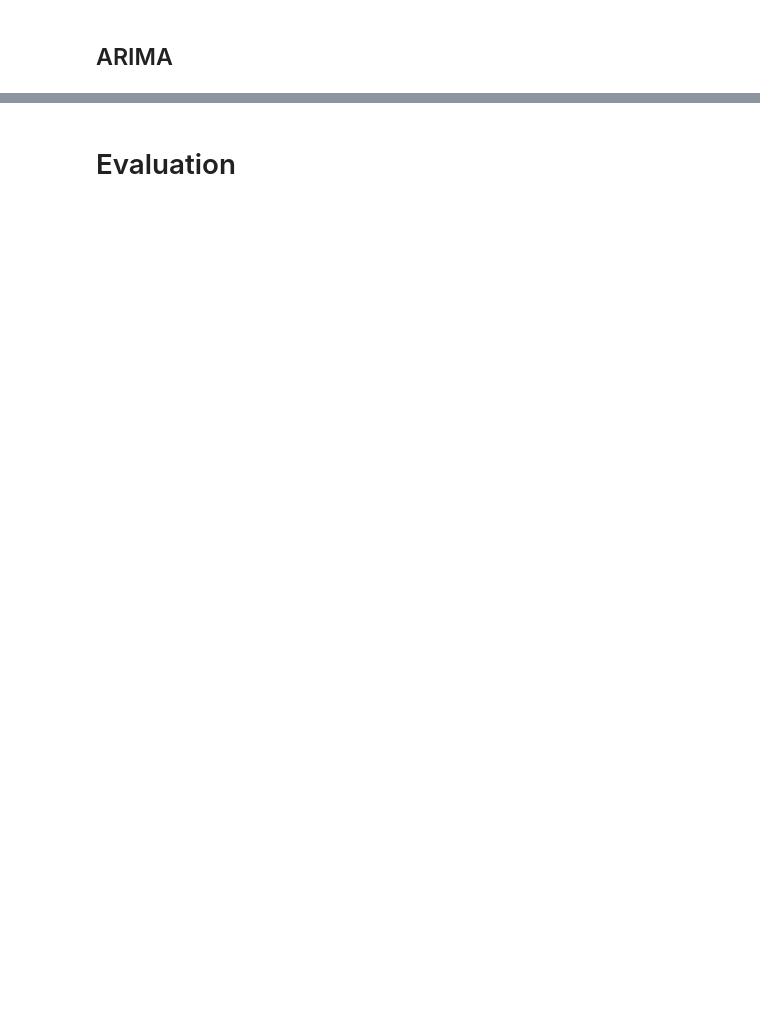
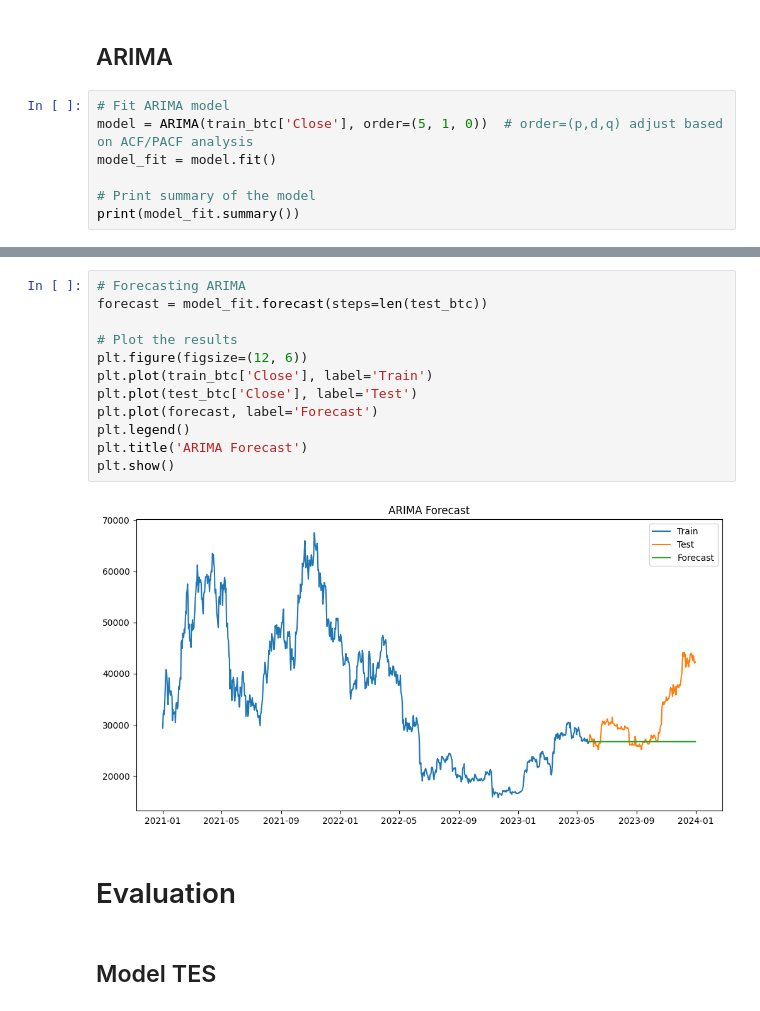
Before and after one commit to adiprrassetyo/forecast-tse-arima, a Jupyter notebook: main.ipynb, the cells around one changed output, grey strips where cells are left out. Drawn from its saved outputs; the diff is of its cells as text; blank space fills up the shorter version.

```diff
--- a/main.ipynb
+++ b/main.ipynb
@@ -283,2 +392,9 @@ NaN in Residual component:  364
 # %% [markdown]
 ## ARIMA
+# %%
+# Fit ARIMA model
+model = ARIMA(train_btc['Close'], order=(5, 1, 0))  # order=(p,d,q) adjust based on ACF/PACF analysis
+model_fit = model.fit()
+
+# Print summary of the model
+print(model_fit.summary())
@@ -285,2 +419,18 @@ NaN in Residual component:  364
+# %%
+# Forecasting ARIMA
+forecast = model_fit.forecast(steps=len(test_btc))
+
+# Plot the results
+plt.figure(figsize=(12, 6))
+plt.plot(train_btc['Close'], label='Train')
+plt.plot(test_btc['Close'], label='Test')
+plt.plot(forecast, label='Forecast')
+plt.legend()
+plt.title('ARIMA Forecast')
+plt.show()
+# %% [output]
+[figure, added]
 # %% [markdown]
 # Evaluation
+# %% [markdown]
+## Model TES
```
Also changed, not shown: parts of 23 cells of this notebook, 3 other files.
